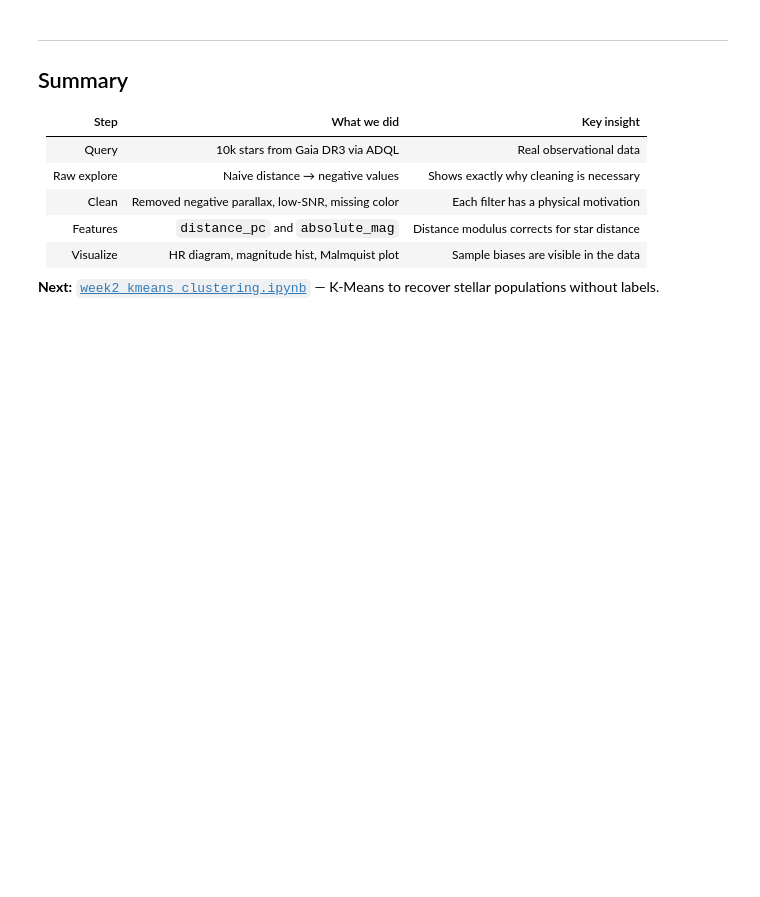
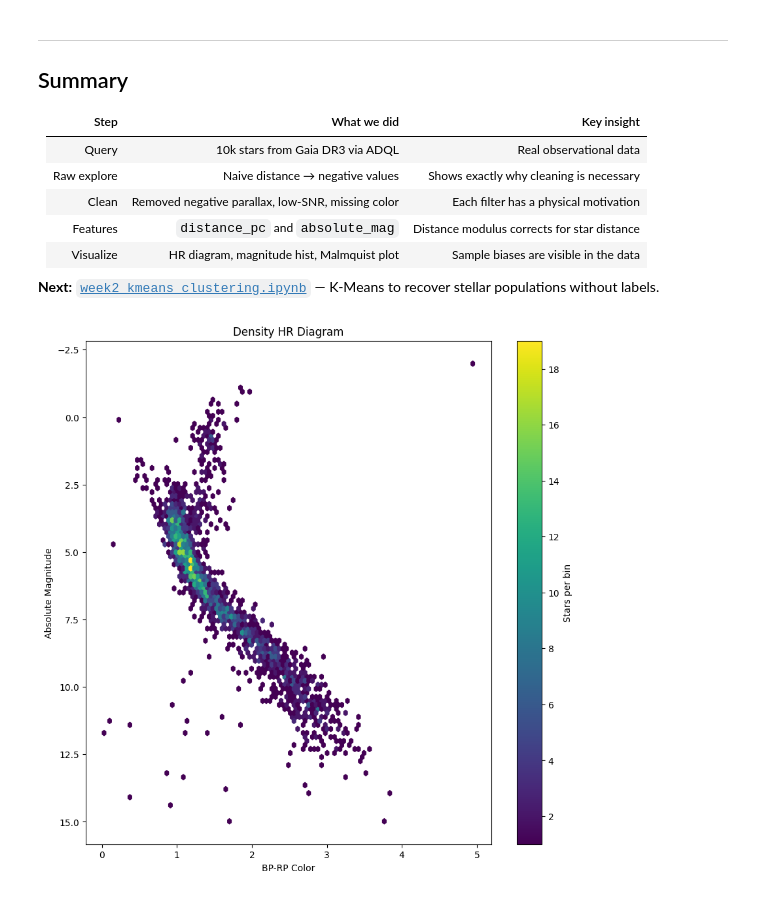
Before and after one commit to rn2293/gaia-explorer, a Jupyter notebook: notebooks/week1_gaia_exploration.ipynb, the cells around one changed output. Drawn from its saved outputs; the diff is of its cells as text; code cells hidden in the pictures; blank space fills up the shorter version.

```diff
--- a/notebooks/week1_gaia_exploration.ipynb
+++ b/notebooks/week1_gaia_exploration.ipynb
@@ -184,3 +204,24 @@ visualize.plot_distance_vs_mag(clean)
 | Visualize | HR diagram, magnitude hist, Malmquist plot | Sample biases are visible in the data |
 
 **Next:** [`week2_kmeans_clustering.ipynb`](week2_kmeans_clustering.ipynb) — K-Means to recover stellar populations without labels.
+# %%
+plt.figure(figsize=(10,10))
+
+plt.hexbin(
+    clean["bp_rp"],
+    clean["absolute_mag"],
+    gridsize=100,
+    mincnt=1
+)
+
+plt.gca().invert_yaxis()
+
+plt.xlabel("BP-RP Color")
+plt.ylabel("Absolute Magnitude")
+plt.title("Density HR Diagram")
+
+plt.colorbar(label="Stars per bin")
+
+plt.show()
+# %% [output]
+[figure, added]
```
Also changed, not shown: parts of 19 cells of this notebook, 7 other files.
